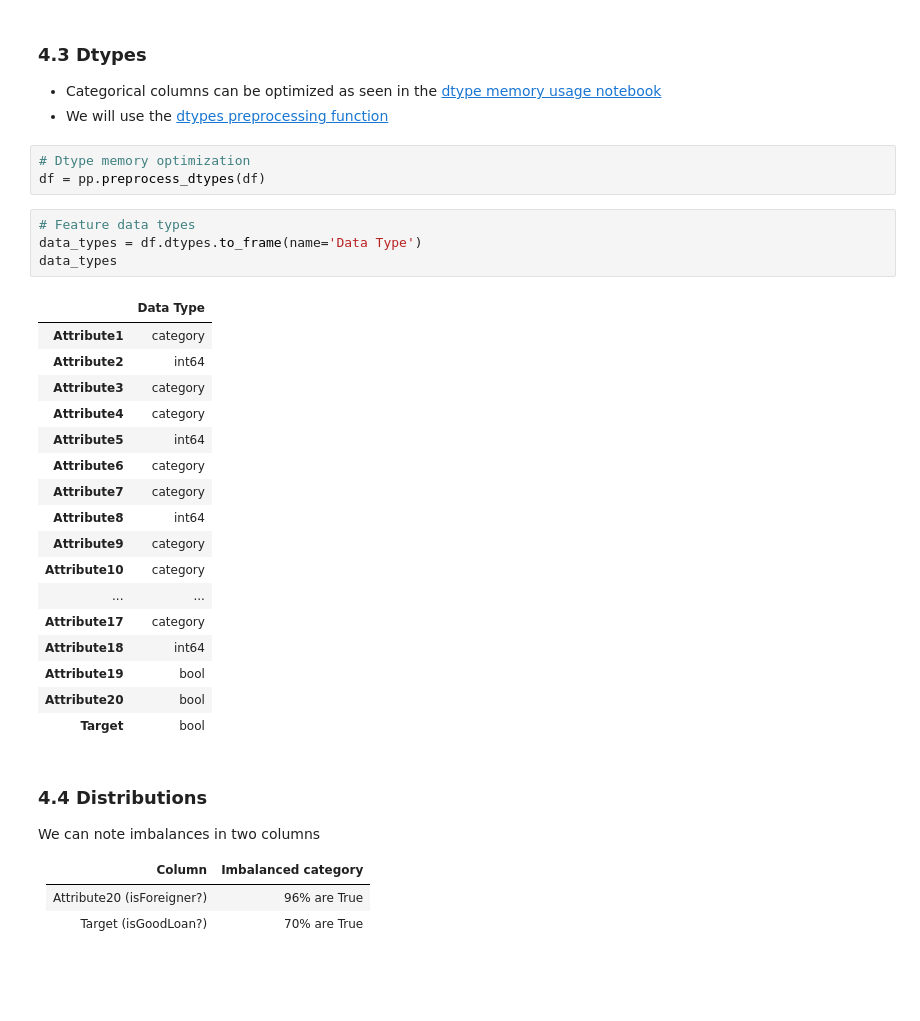
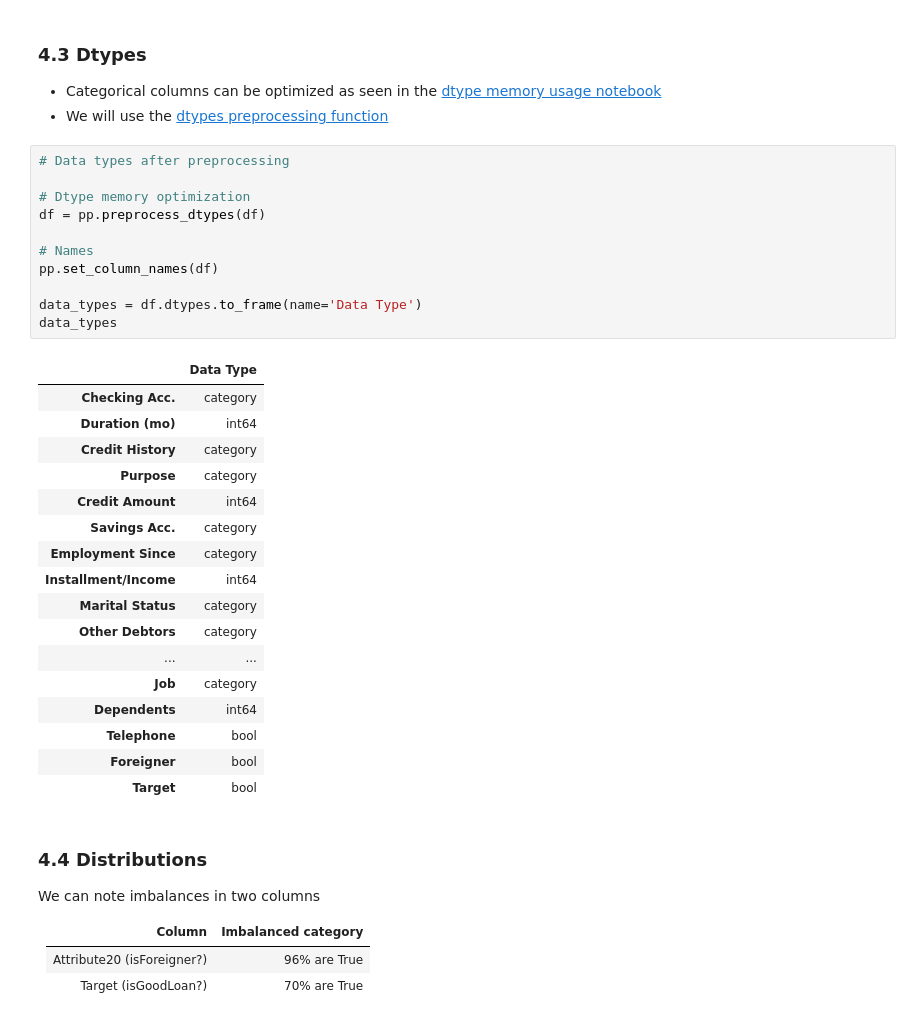
Before and after one commit to feed0/german-credit, a Jupyter notebook: notebooks/the_data.ipynb, the cells around one changed output. Saved outputs shown, nothing was run; the diff lists cells and outputs as text; blank space fills up the shorter version.

```diff
--- a/notebooks/the_data.ipynb
+++ b/notebooks/the_data.ipynb
@@ -153,30 +153,34 @@ plt.show()
 - Categorical columns can be optimized as seen in the [dtype memory usage notebook](/Users/felipecampelo/dev/projects/german_credit/notebooks/dtype_optimization.ipynb)
 - We will use the [dtypes preprocessing function](/Users/felipecampelo/dev/projects/german_credit/utils/preprocess.py)
 # %%
+# Data types after preprocessing
+
 # Dtype memory optimization
 df = pp.preprocess_dtypes(df)
+
+# Names
+pp.set_column_names(df)
+
+data_types = df.dtypes.to_frame(name='Data Type')
+data_types
+# %% [output]
+|  | Data Type |
+| Checking Acc. | category |
+| Duration (mo) | int64 |
+| Credit History | category |
+| Purpose | category |
+| Credit Amount | int64 |
+| Savings Acc. | category |
+| Employment Since | category |
+| Installment/Income | int64 |
+| Marital Status | category |
+| Other Debtors | category |
+| ... | ... |
+| Job | category |
+| Dependents | int64 |
+| Telephone | bool |
+| Foreigner | bool |
+| Target | bool |
-# %%
-# Feature data types
-data_types = df.dtypes.to_frame(name='Data Type')
-data_types
-# %% [output]
-|  | Data Type |
-| Attribute1 | category |
-| Attribute2 | int64 |
-| Attribute3 | category |
-| Attribute4 | category |
-| Attribute5 | int64 |
-| Attribute6 | category |
-| Attribute7 | category |
-| Attribute8 | int64 |
-| Attribute9 | category |
-| Attribute10 | category |
-| ... | ... |
-| Attribute17 | category |
-| Attribute18 | int64 |
-| Attribute19 | bool |
-| Attribute20 | bool |
-| Target | bool |
 # %% [markdown]
 ### 4.4 Distributions
 We can note imbalances in two columns
```
Also changed, not shown: parts of 2 cells of this notebook, 4 other files.
